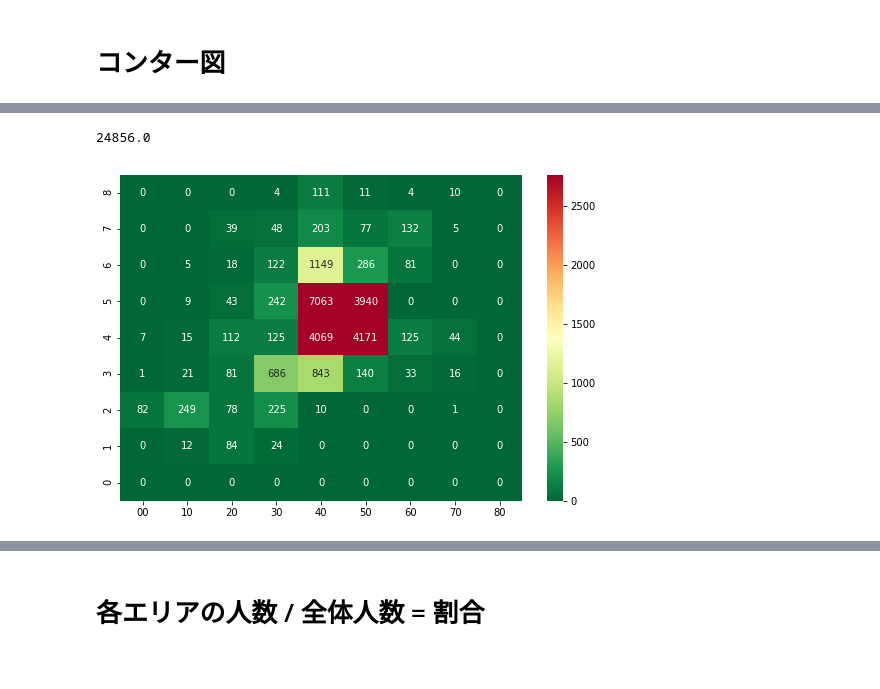
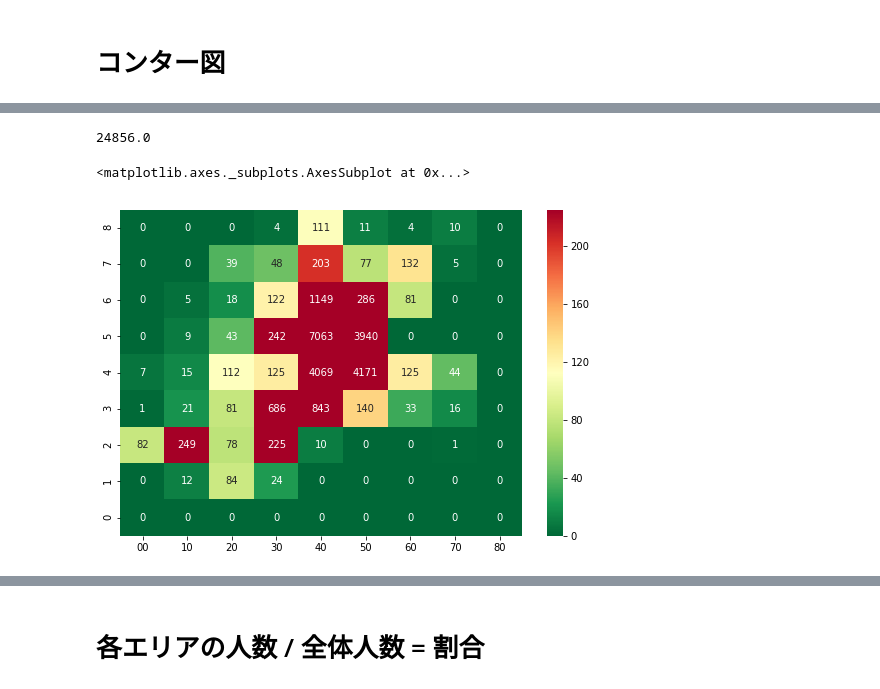
Before and after one commit to KessaPassa/jupyter, a Jupyter notebook: 20190114/convert_area_to_contour_for_2D.ipynb, the cells around one changed output, grey strips where cells are left out. Saved outputs shown, nothing was run; the diff lists cells and outputs as text; code cells hidden in the pictures.

```diff
--- a/20190114/convert_area_to_contour_for_2D.ipynb
+++ b/20190114/convert_area_to_contour_for_2D.ipynb
@@ -120,19 +111,24 @@ create_contour(csv_array[people][seed][csv][time])
 # %%
 people = 'people30000'
 seed = '123'
 csv = 'mobile'
 df_new = csv_array[people][seed][csv]['3600'].copy()
 for _times in times_list:
     if _times != '3600':
         df_new += csv_array[people][seed][csv][_times].copy()
 #     print(csv_array[people][seed][csv][_times].sum().sum())
 # df_new -= csv_array[people][seed][csv]['3600'].copy()
 print(df_new.sum().sum())
-create_contour(df_new)
+# create_contour(df_new)
+plt.figure(figsize=(9,6))
+sns.heatmap(df_new, annot=True, fmt='.0f', cmap='RdYlGn_r',
+           vmax=df.sum().mean(), vmin=0)
+
 # create_contour(df_new, '{0}seed{1}_{2}'.format(people, seed, csv))
 # %% [output]
 24856.0
+<matplotlib.axes._subplots.AxesSubplot at 0x...>
-[figure, old version]
+[figure, new version]
 # %%
 for _dir in dir_list:
     for _seed in seed_list:
```
Also changed, not shown: parts of 65 cells of this notebook, 10 other files.
